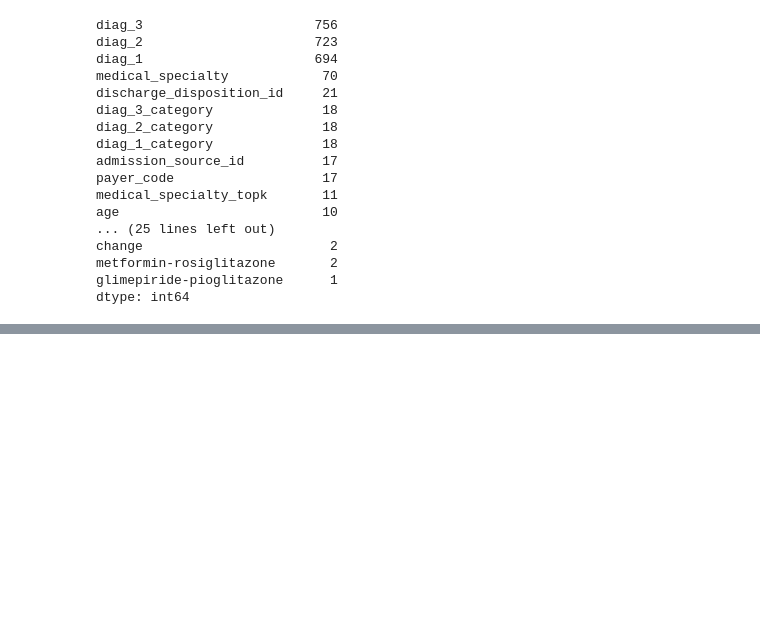
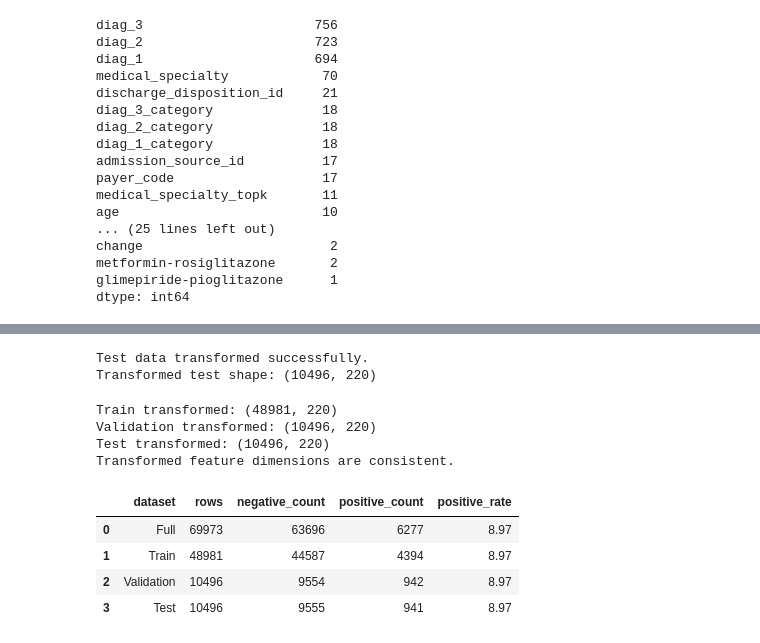
Before and after one commit to mithun6gowda/hospital-readmission-prediction, a Jupyter notebook: data_preparation.ipynb, the cells around one changed output, grey strips where cells are left out. Saved outputs shown, nothing was run; the diff lists cells and outputs as text; code cells hidden in the pictures; blank space fills up the shorter version.

Commit message:
Data Preparation

```diff
--- a/data_preparation.ipynb
+++ b/data_preparation.ipynb
@@ -2149,0 +2452,16 @@ dtype: int64
+# %%
+# Second split:
+# 15% validation
+# 15% test
+
+X_val, X_test, y_val, y_test = train_test_split(
+    X_temp,
+    y_temp,
+    test_size=0.50,
+    stratify=y_temp,
+    random_state=42
+)
+
+print("Training shape   :", X_train.shape)
+print("Validation shape :", X_val.shape)
+print("Test shape       :", X_test.shape)
@@ -2149,0 +2700,62 @@ dtype: int64
+# %%
+# Transform test data using the fitted training preprocessor
+
+X_test_transformed = preprocessor.transform(X_test)
+
+print(
+    "Test data transformed successfully."
+)
+
+print(
+    "Transformed test shape:",
+    X_test_transformed.shape
+)
+# %% [output]
+Test data transformed successfully.
+Transformed test shape: (10496, 220)
+# %%
+# Verify transformed feature dimensions
+
+print("Train transformed:", X_train_transformed.shape)
+print("Validation transformed:", X_val_transformed.shape)
+print("Test transformed:", X_test_transformed.shape)
+
+assert X_train_transformed.shape[1] == X_val_transformed.shape[1]
+assert X_train_transformed.shape[1] == X_test_transformed.shape[1]
+
+print("Transformed feature dimensions are consistent.")
+# %% [output]
+Train transformed: (48981, 220)
+Validation transformed: (10496, 220)
+Test transformed: (10496, 220)
+Transformed feature dimensions are consistent.
+# %%
+# Class distribution across splits
+
+def class_balance_table(name, target):
+    return pd.DataFrame({
+        "dataset": [name],
+        "rows": [len(target)],
+        "negative_count": [(target == 0).sum()],
+        "positive_count": [(target == 1).sum()],
+        "positive_rate": [target.mean()]
+    })
+
+balance_results = pd.concat([
+    class_balance_table("Full", y),
+    class_balance_table("Train", y_train),
+    class_balance_table("Validation", y_val),
+    class_balance_table("Test", y_test)
+], ignore_index=True)
+
+balance_results["positive_rate"] = (
+    balance_results["positive_rate"] * 100
+).round(2)
+
+balance_results
+# %% [output]
+|  | dataset | rows | negative_count | positive_count | positive_rate |
+| 0 | Full | 69973 | 63696 | 6277 | 8.97 |
+| 1 | Train | 48981 | 44587 | 4394 | 8.97 |
+| 2 | Validation | 10496 | 9554 | 942 | 8.97 |
+| 3 | Test | 10496 | 9555 | 941 | 8.97 |
```
Also changed, not shown: parts of 39 cells of this notebook.
